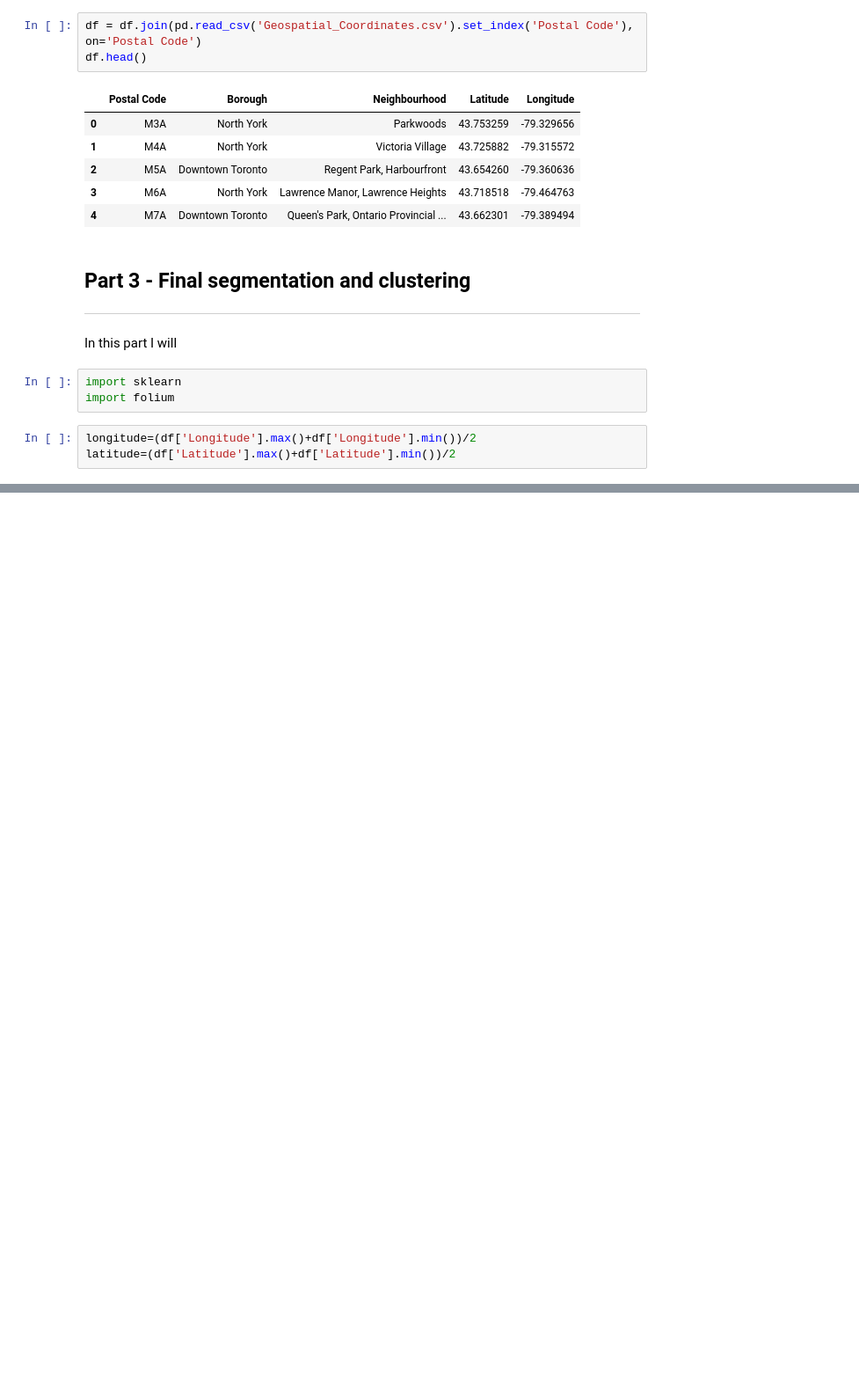
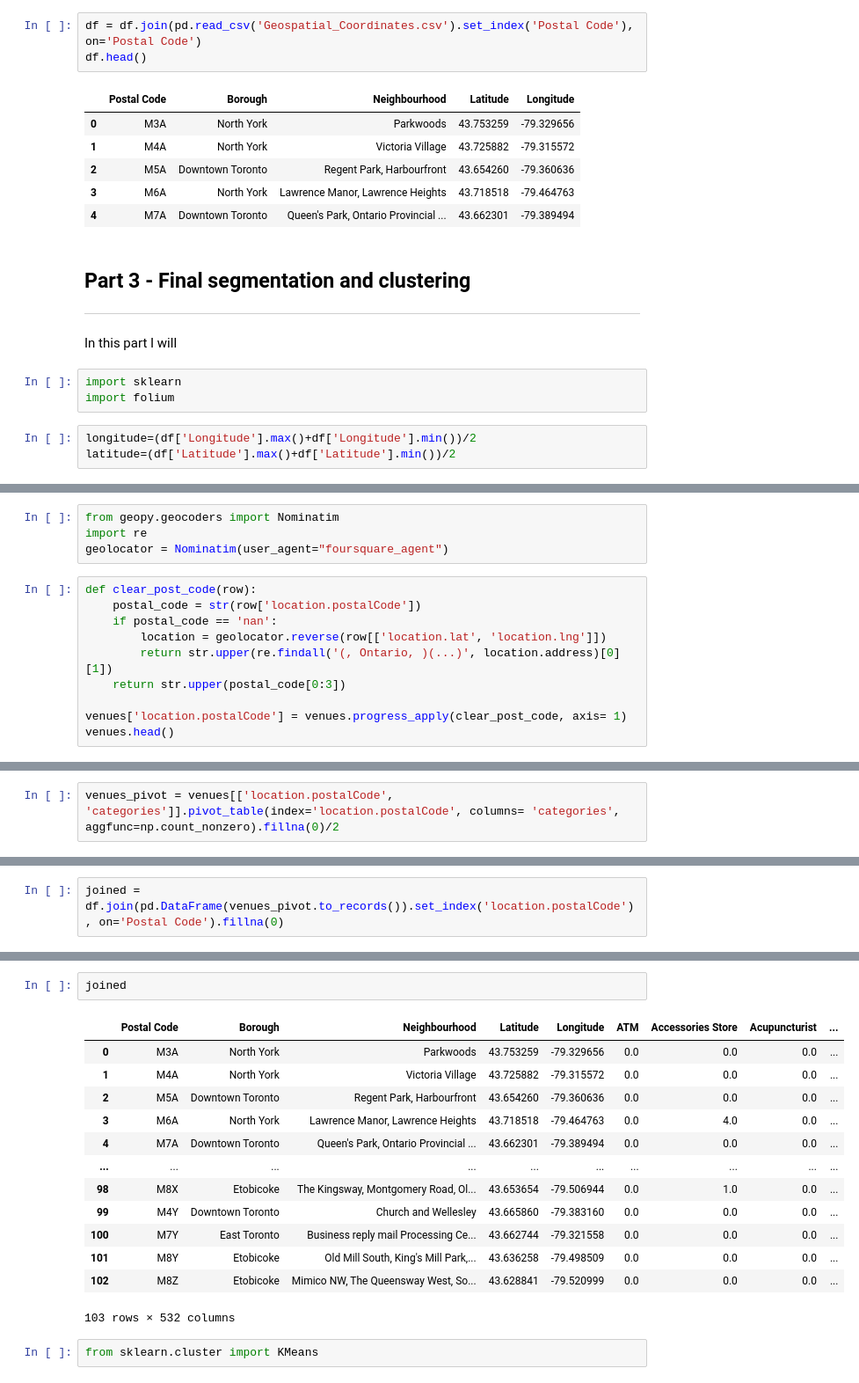
Before and after one commit to jarousek23/Coursera, a Jupyter notebook: Toronto_neighborhoods_clustering.ipynb, the cells around one changed output, grey strips where cells are left out. Shown at 88% size. Drawn from its saved outputs; the diff is of its cells as text; blank space fills up the shorter version.

```diff
--- a/Toronto_neighborhoods_clustering.ipynb
+++ b/Toronto_neighborhoods_clustering.ipynb
@@ -132,0 +167,14 @@ imary': True}],
+# %%
+from geopy.geocoders import Nominatim
+import re
+geolocator = Nominatim(user_agent="foursquare_agent")
+# %%
+def clear_post_code(row):
+    postal_code = str(row['location.postalCode'])
+    if postal_code == 'nan':
+        location = geolocator.reverse(row[['location.lat', 'location.lng']])
+        return str.upper(re.findall('(, Ontario, )(...)', location.address)[0][1])
+    return str.upper(postal_code[0:3])
+
+venues['location.postalCode'] = venues.progress_apply(clear_post_code, axis= 1)
+venues.head()
@@ -132,0 +195,2 @@ imary': True}],
+# %%
+venues_pivot = venues[['location.postalCode', 'categories']].pivot_table(index='location.postalCode', columns= 'categories', aggfunc=np.count_nonzero).fillna(0)/2
@@ -132,0 +213,2 @@ imary': True}],
+# %%
+joined = df.join(pd.DataFrame(venues_pivot.to_records()).set_index('location.postalCode'), on='Postal Code').fillna(0)
@@ -132,0 +231,18 @@ imary': True}],
+# %%
+joined
+# %% [output]
+|  | Postal Code | Borough | Neighbourhood | Latitude | Longitude | ATM | Accessories Store | Acupuncturist | ... |
+| 0 | M3A | North York | Parkwoods | 43.753259 | -79.329656 | 0.0 | 0.0 | 0.0 | ... |
+| 1 | M4A | North York | Victoria Village | 43.725882 | -79.315572 | 0.0 | 0.0 | 0.0 | ... |
+| 2 | M5A | Downtown Toronto | Regent Park, Harbourfront | 43.654260 | -79.360636 | 0.0 | 0.0 | 0.0 | ... |
+| 3 | M6A | North York | Lawrence Manor, Lawrence Heights | 43.718518 | -79.464763 | 0.0 | 4.0 | 0.0 | ... |
+| 4 | M7A | Downtown Toronto | Queen's Park, Ontario Provincial ... | 43.662301 | -79.389494 | 0.0 | 0.0 | 0.0 | ... |
+| ... | ... | ... | ... | ... | ... | ... | ... | ... | ... |
+| 98 | M8X | Etobicoke | The Kingsway, Montgomery Road, Ol... | 43.653654 | -79.506944 | 0.0 | 1.0 | 0.0 | ... |
+| 99 | M4Y | Downtown Toronto | Church and Wellesley | 43.665860 | -79.383160 | 0.0 | 0.0 | 0.0 | ... |
+| 100 | M7Y | East Toronto | Business reply mail Processing Ce... | 43.662744 | -79.321558 | 0.0 | 0.0 | 0.0 | ... |
+| 101 | M8Y | Etobicoke | Old Mill South, King's Mill Park,... | 43.636258 | -79.498509 | 0.0 | 0.0 | 0.0 | ... |
+| 102 | M8Z | Etobicoke | Mimico NW, The Queensway West, So... | 43.628841 | -79.520999 | 0.0 | 0.0 | 0.0 | ... |
+103 rows × 532 columns
+# %%
+from sklearn.cluster import KMeans
```
Also changed, not shown: parts of 20 cells of this notebook, 3 other files.
